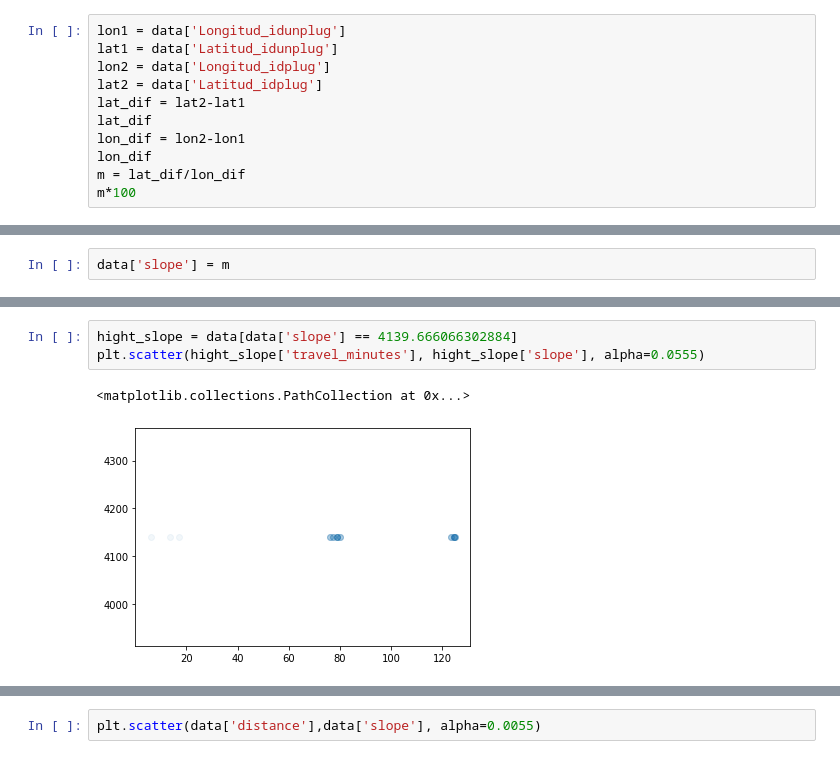
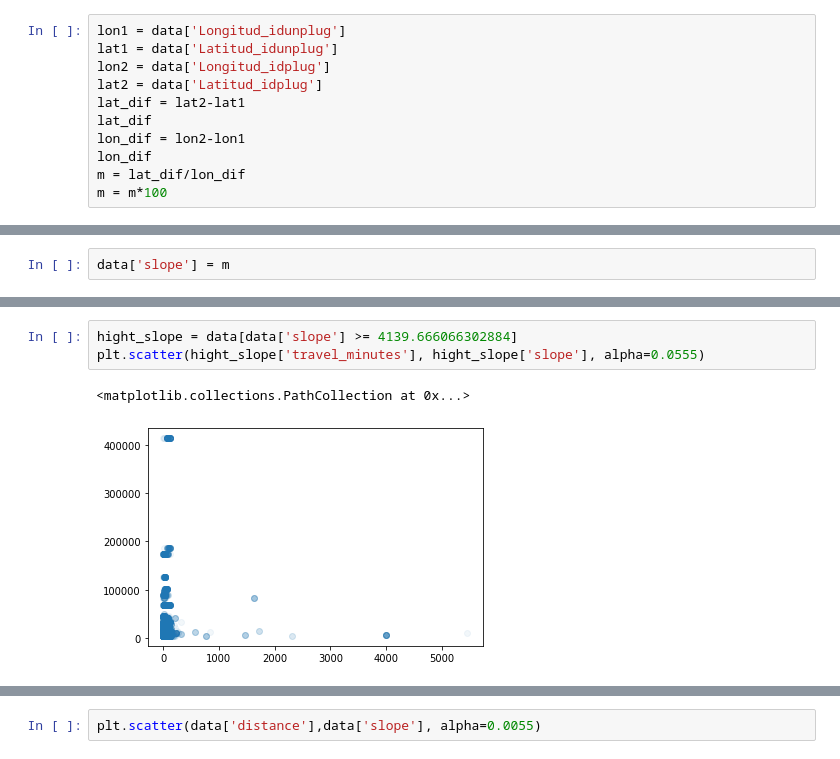
Before and after one commit to rasoco/Master_Data_Science, a Jupyter notebook: TFM/BiciMadProject.ipynb, the cells around one changed output, grey strips where cells are left out. Saved outputs shown, nothing was run; the diff lists cells and outputs as text.

```diff
--- a/TFM/BiciMadProject.ipynb
+++ b/TFM/BiciMadProject.ipynb
@@ -1435,4 +1487,4 @@ lat_dif
 lon_dif = lon2-lon1
 lon_dif
 m = lat_dif/lon_dif
-m*100
+m = m*100
@@ -1473,6 +1520,6 @@ data['slope'].max()
 # %%
-hight_slope = data[data['slope'] == 4139.666066302884]
+hight_slope = data[data['slope'] >= 4139.666066302884]
 plt.scatter(hight_slope['travel_minutes'], hight_slope['slope'], alpha=0.0555)
 # %% [output]
 <matplotlib.collections.PathCollection at 0x...>
-[figure, old version]
+[figure, new version]
```
Also changed, not shown: parts of 48 cells of this notebook.
